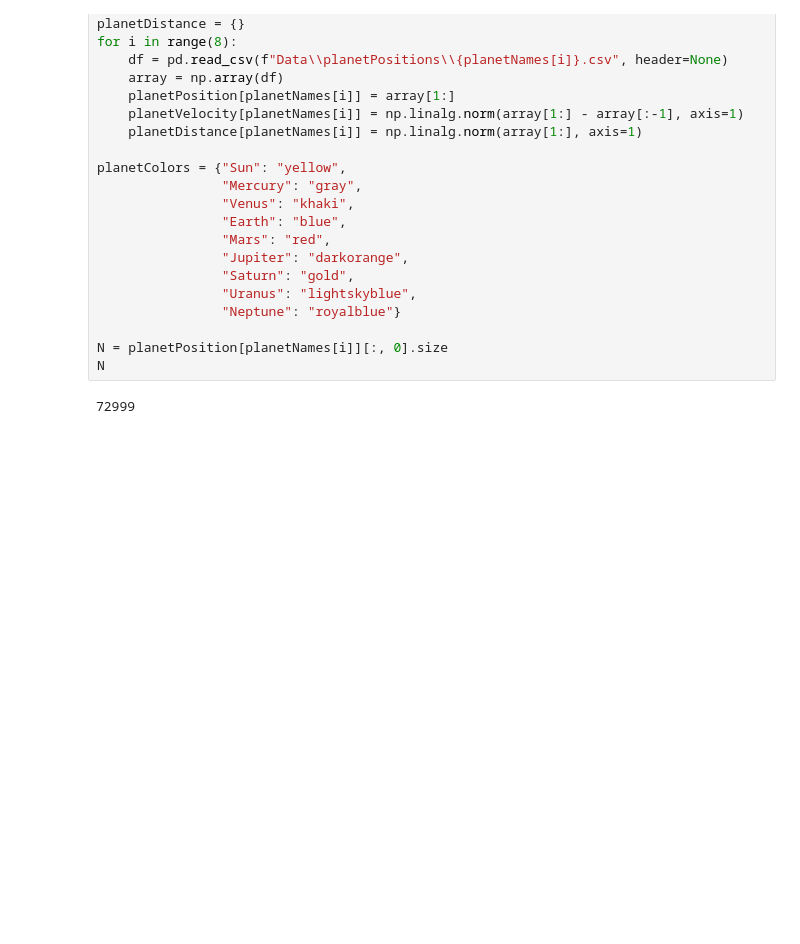
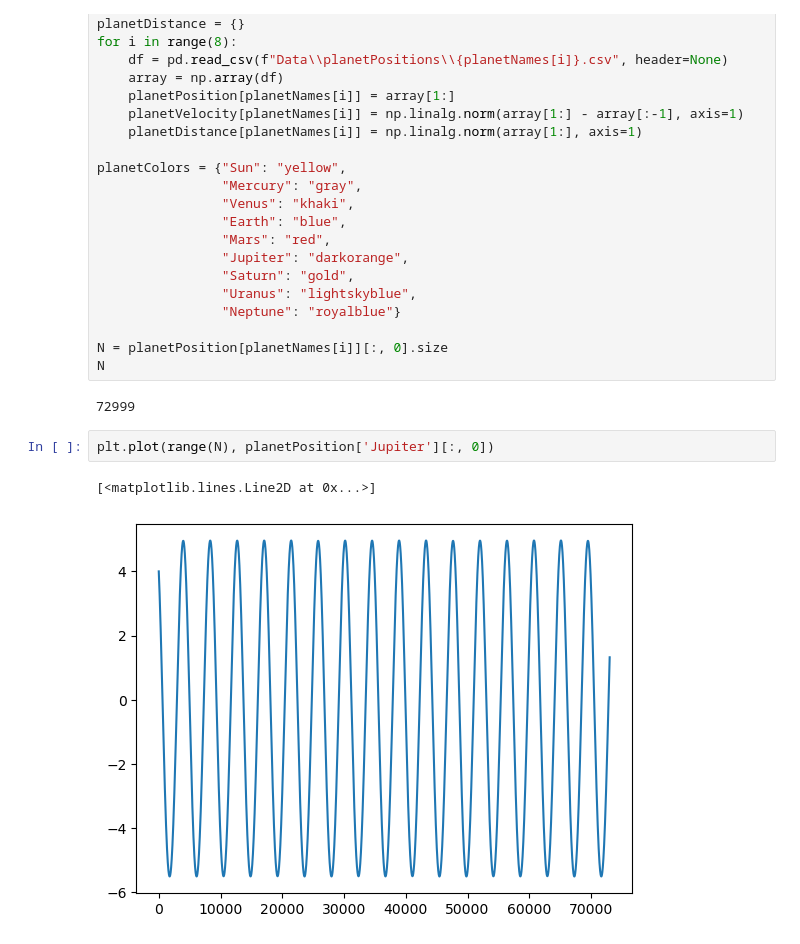
Before and after one commit to ThijsSpoor99/Project-Computational-Science, a Jupyter notebook: planetVisualisation.ipynb, the cells around one changed output. Drawn from its saved outputs; the diff is of its cells as text; blank space fills up the shorter version.

```diff
--- a/planetVisualisation.ipynb
+++ b/planetVisualisation.ipynb
@@ -30,5 +30,10 @@ N = planetPosition[planetNames[i]][:, 0].size
 N
 # %% [output]
 72999
+# %%
+plt.plot(range(N), planetPosition['Jupiter'][:, 0])
+# %% [output]
+[<matplotlib.lines.Line2D at 0x...>]
+[figure, added]
 # %%
 fig, ax1 = plt.subplots()
```
Also changed, not shown: parts of 3 cells of this notebook, 22 other files.
